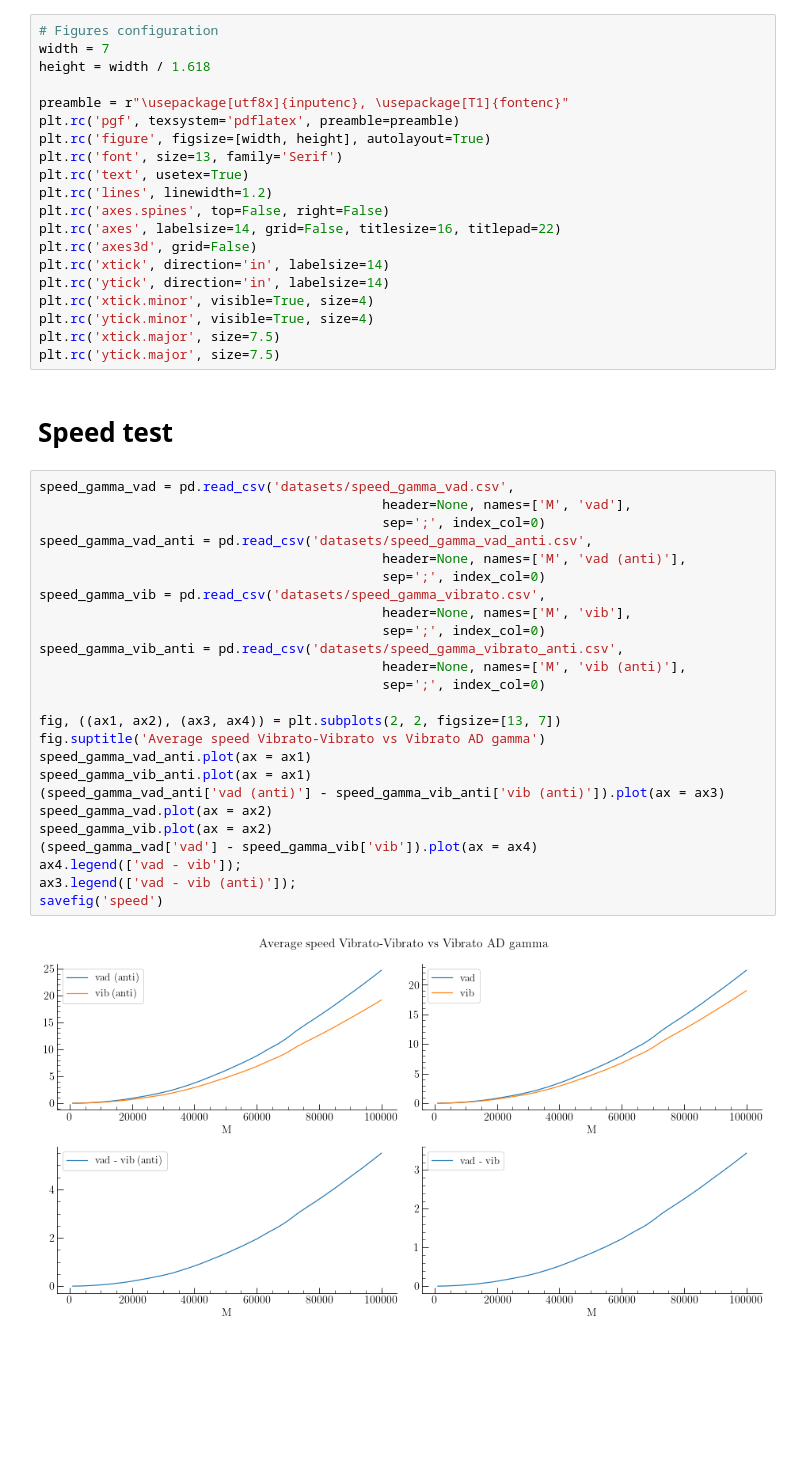
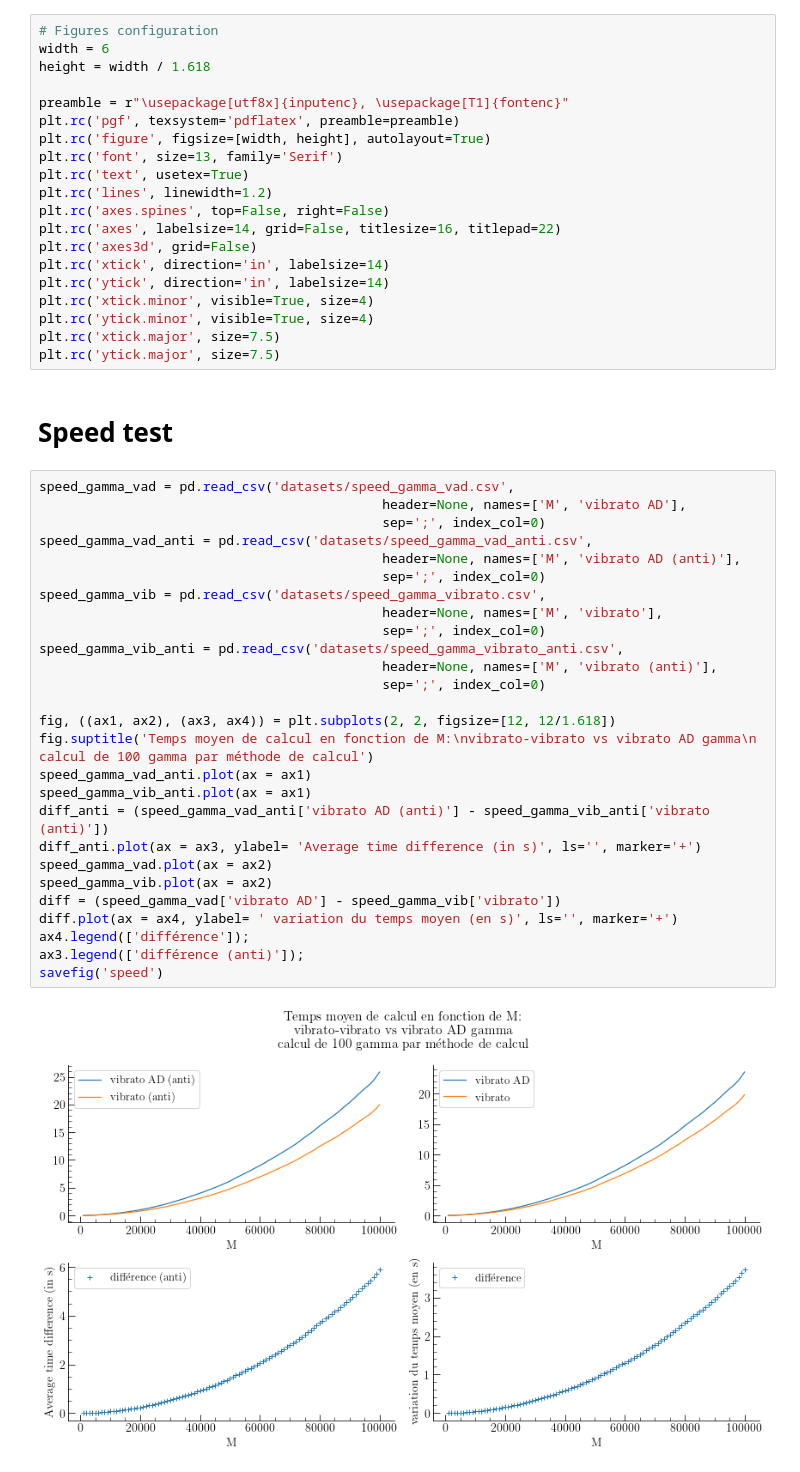
Before and after one commit to axeh101/vibrato-mc, a Jupyter notebook: src/python/speed-plots.ipynb, the cells around one changed output. Saved outputs shown, nothing was run; the diff lists cells and outputs as text; blank space fills up the shorter version.

Commit message:
execution time update

```diff
--- a/src/python/speed-plots.ipynb
+++ b/src/python/speed-plots.ipynb
@@ -11,7 +11,7 @@ def savefig(filename):
     plt.savefig('outputs/{}.pdf'.format(filename))
 # %%
 # Figures configuration
-width = 7
+width = 6
 height = width / 1.618
 
 preamble = r"\usepackage[utf8x]{inputenc}, \usepackage[T1]{fontenc}"
@@ -33,28 +33,30 @@ plt.rc('ytick.major', size=7.5)
 # Speed test
 # %%
 speed_gamma_vad = pd.read_csv('datasets/speed_gamma_vad.csv',
-                                            header=None, names=['M', 'vad'],
+                                            header=None, names=['M', 'vibrato AD'],
                                             sep=';', index_col=0)
 speed_gamma_vad_anti = pd.read_csv('datasets/speed_gamma_vad_anti.csv',
-                                            header=None, names=['M', 'vad (anti)'],
+                                            header=None, names=['M', 'vibrato AD (anti)'],
                                             sep=';', index_col=0)
 speed_gamma_vib = pd.read_csv('datasets/speed_gamma_vibrato.csv',
-                                            header=None, names=['M', 'vib'],
+                                            header=None, names=['M', 'vibrato'],
                                             sep=';', index_col=0)
 speed_gamma_vib_anti = pd.read_csv('datasets/speed_gamma_vibrato_anti.csv',
-                                            header=None, names=['M', 'vib (anti)'],
+                                            header=None, names=['M', 'vibrato (anti)'],
                                             sep=';', index_col=0)
 
-fig, ((ax1, ax2), (ax3, ax4)) = plt.subplots(2, 2, figsize=[13, 7])
-fig.suptitle('Average speed Vibrato-Vibrato vs Vibrato AD gamma')
+fig, ((ax1, ax2), (ax3, ax4)) = plt.subplots(2, 2, figsize=[12, 12/1.618])
+fig.suptitle('Temps moyen de calcul en fonction de M:\nvibrato-vibrato vs vibrato AD gamma\n calcul de 100 gamma par méthode de calcul')
 speed_gamma_vad_anti.plot(ax = ax1)
 speed_gamma_vib_anti.plot(ax = ax1)
-(speed_gamma_vad_anti['vad (anti)'] - speed_gamma_vib_anti['vib (anti)']).plot(ax = ax3)
+diff_anti = (speed_gamma_vad_anti['vibrato AD (anti)'] - speed_gamma_vib_anti['vibrato (anti)'])
+diff_anti.plot(ax = ax3, ylabel= 'Average time difference (in s)', ls='', marker='+')
 speed_gamma_vad.plot(ax = ax2)
 speed_gamma_vib.plot(ax = ax2)
-(speed_gamma_vad['vad'] - speed_gamma_vib['vib']).plot(ax = ax4)
-ax4.legend(['vad - vib']);
-ax3.legend(['vad - vib (anti)']);
+diff = (speed_gamma_vad['vibrato AD'] - speed_gamma_vib['vibrato'])
+diff.plot(ax = ax4, ylabel= ' variation du temps moyen (en s)', ls='', marker='+')
+ax4.legend(['différence']);
+ax3.legend(['différence (anti)']);
 savefig('speed')
 # %% [output]
-[figure, old version]
+[figure, new version]
```
Also changed, not shown: 2 other files.
